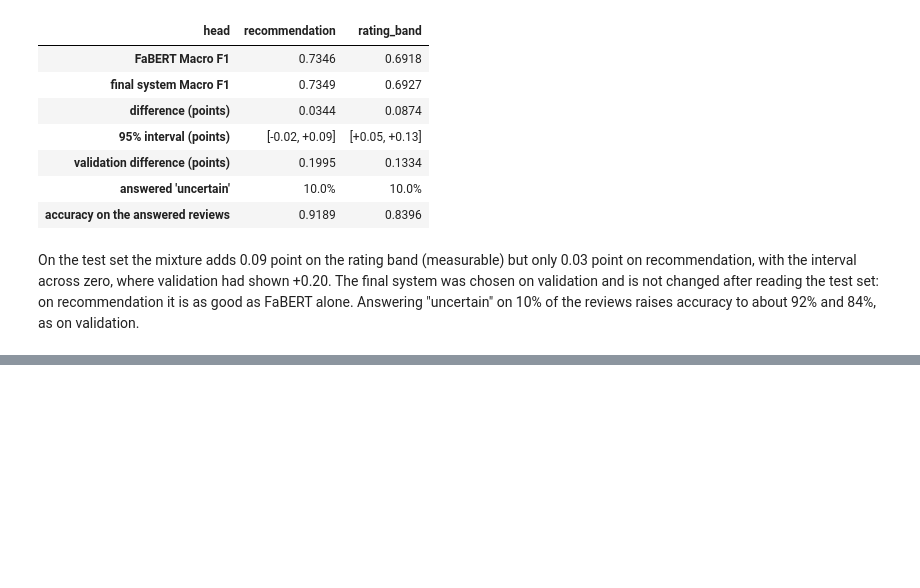
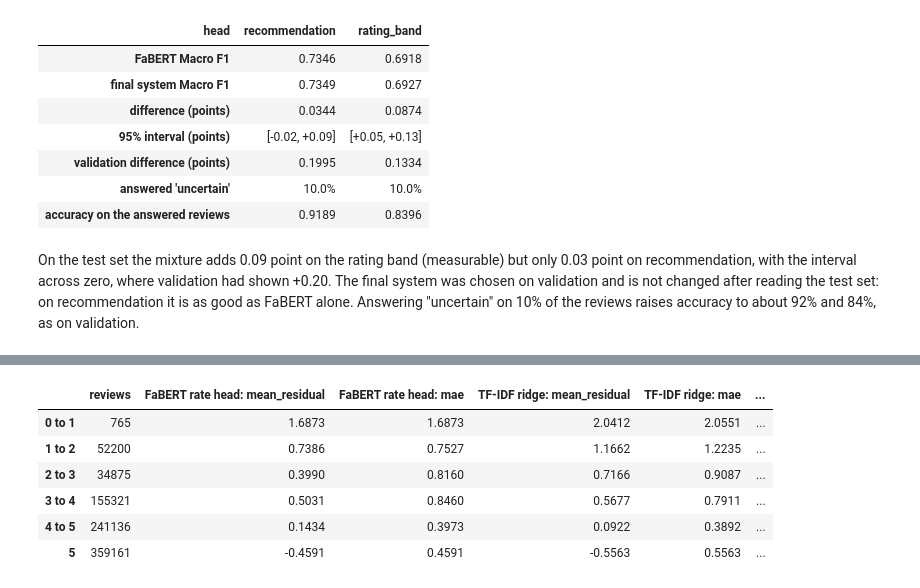
Before and after one commit to alidarviish/digikala-review-analysis, a Jupyter notebook: notebooks/03_transfer_learning_finetuning.ipynb, the cells around one changed output, grey strips where cells are left out. Cells and saved outputs as stored; diff of their text form; code cells hidden in the pictures; blank space fills up the shorter version.

```diff
--- a/notebooks/03_transfer_learning_finetuning.ipynb
+++ b/notebooks/03_transfer_learning_finetuning.ipynb
@@ -611,0 +653,19 @@ not changed after reading the test set: on recommendation it is as good as FaBER
+# %%
+# the residuals on the test set: mean of predicted minus true, and the mean absolute error, by true rate
+order = ["0 to 1", "1 to 2", "2 to 3", "3 to 4", "4 to 5", "5"]
+rate = extensions_test["rate"]
+table = pd.DataFrame(
+    {"reviews": {b: rate["FaBERT rate head"]["residuals_by_true_rate"][b]["reviews"] for b in order}}
+)
+for name in rate:
+    for k in ("mean_residual", "mae"):
+        table[f"{name}: {k}"] = [rate[name]["residuals_by_true_rate"][b][k] for b in order]
+table
+# %% [output]
+|  | reviews | FaBERT rate head: mean_residual | FaBERT rate head: mae | TF-IDF ridge: mean_residual | TF-IDF ridge: mae | ... |
+| 0 to 1 | 765 | 1.6873 | 1.6873 | 2.0412 | 2.0551 | ... |
+| 1 to 2 | 52200 | 0.7386 | 0.7527 | 1.1662 | 1.2235 | ... |
+| 2 to 3 | 34875 | 0.3990 | 0.8160 | 0.7166 | 0.9087 | ... |
+| 3 to 4 | 155321 | 0.5031 | 0.8460 | 0.5677 | 0.7911 | ... |
+| 4 to 5 | 241136 | 0.1434 | 0.3973 | 0.0922 | 0.3892 | ... |
+| 5 | 359161 | -0.4591 | 0.4591 | -0.5563 | 0.5563 | ... |
```
Also changed, not shown: parts of 8 cells of this notebook, 1 other file.
